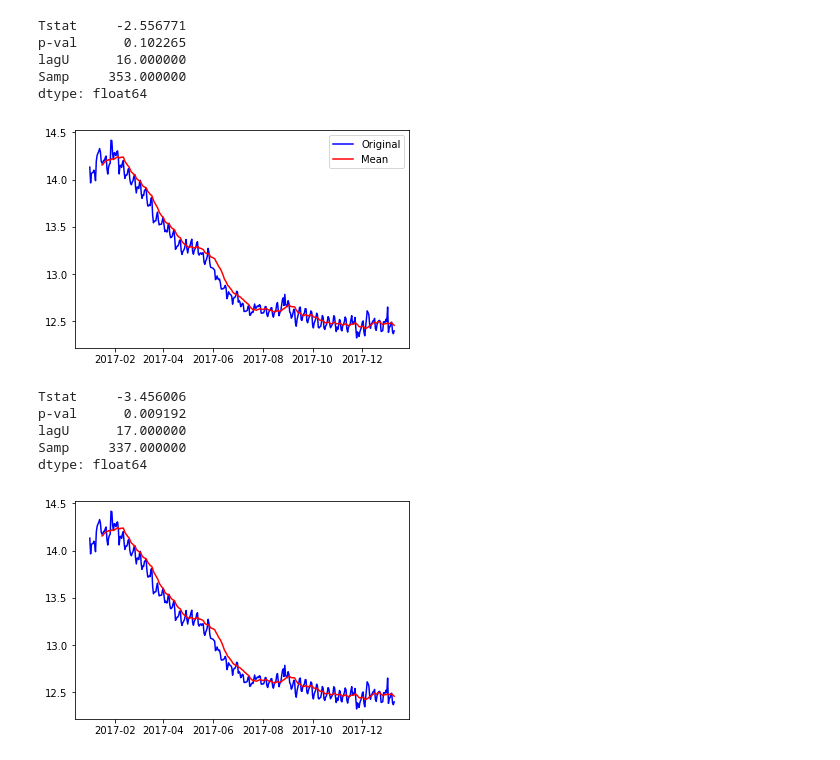
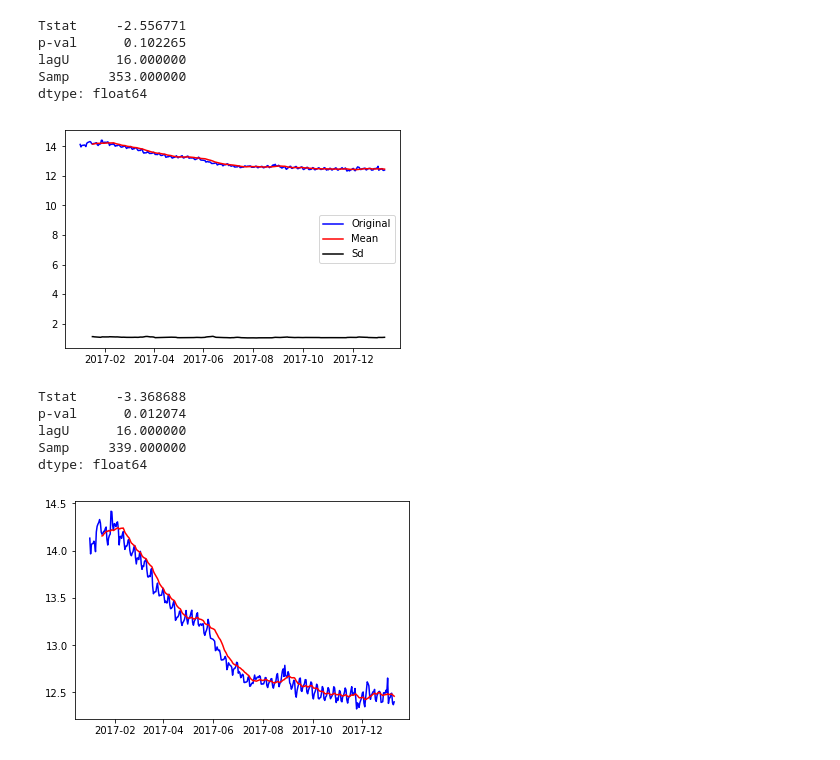
Before and after one commit to adisrivatsan/PopularSongs, a Jupyter notebook: StreamTimeSeries.ipynb, the cells around one changed output. Saved outputs shown, nothing was run; the diff lists cells and outputs as text; code cells hidden in the pictures.

```diff
--- a/StreamTimeSeries.ipynb
+++ b/StreamTimeSeries.ipynb
@@ -78,22 +91,23 @@ mLog = np.log(migosTs)
 # %%
 windowSize = 16
 rolmean = pd.Series.rolling(mLog,center=False,window = windowSize).mean()
 rolsd = pd.Series.rolling(mLog,center=False,window = windowSize).std()
 orig = plt.plot(mLog,color='blue',label='Original')
 mean = plt.plot(rolmean,color='red',label='Mean')
-#sd = plt.plot(rolsd,color='black',label='Sd')
+sd = plt.plot(np.exp(rolsd),color='black',label='Sd')
+
 plt.legend(loc='best')
 
 plt.show(block=False)
 # %% [output]
-[figure, old version]
+[figure, new version]
 # %%
-dftest(rolmean.dropna())
+dftest(np.log(rolmean.dropna()))
 # %% [output]
-Tstat     -3.456006
-p-val      0.009192
-lagU      17.000000
-Samp     337.000000
+Tstat     -3.368688
+p-val      0.012074
+lagU      16.000000
+Samp     339.000000
 dtype: float64
 # %%
 ews = pd.Series.ewm(mLog,adjust=True,halflife=15,min_periods=0).mean()
```
Also changed, not shown: parts of 2 cells of this notebook, 7 other files.
